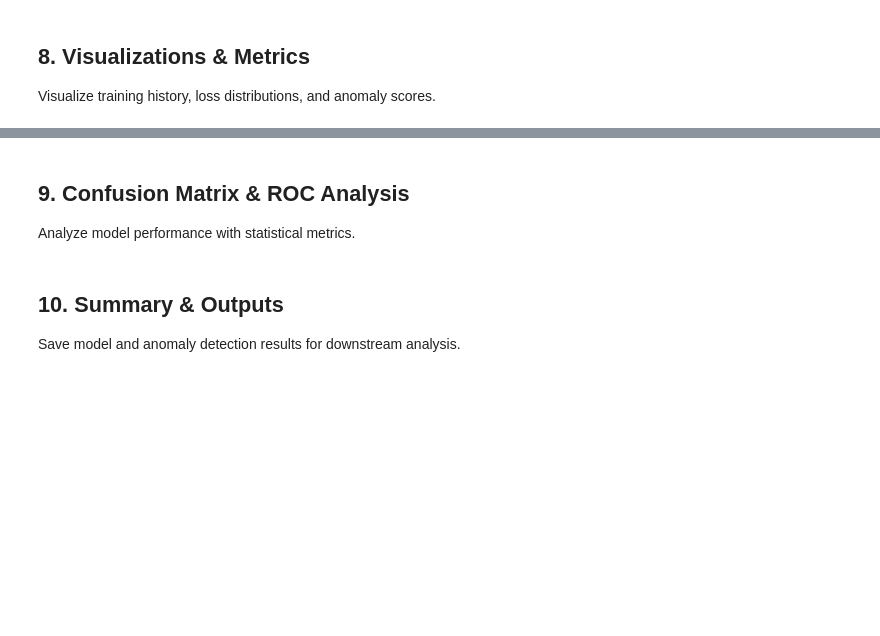
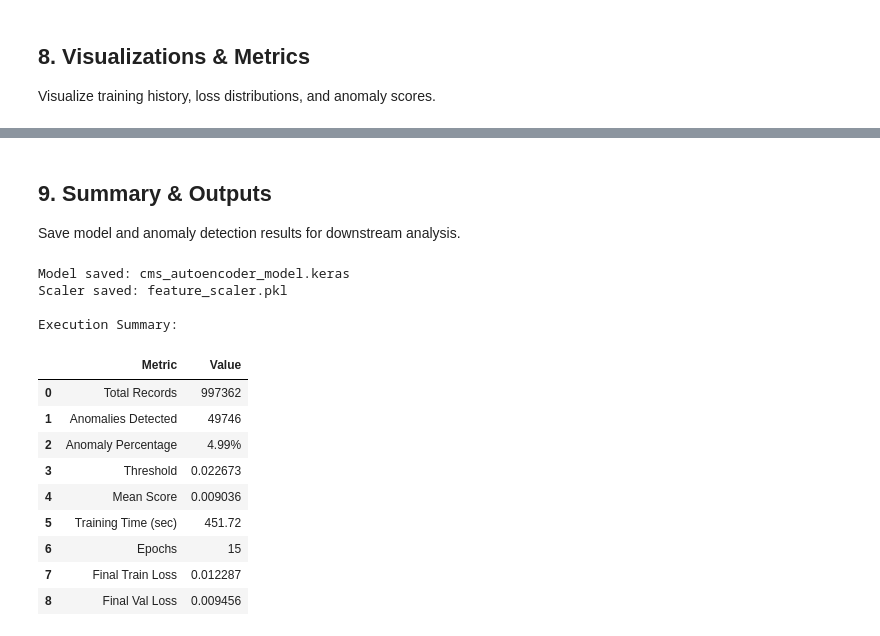
Before and after one commit to swapnilprakashpatil/aai540_3proj, a Jupyter notebook: notebooks/04_autoencoder_anomaly_detection.ipynb, the cells around one changed output, grey strips where cells are left out. Cells and saved outputs as stored; diff of their text form; code cells hidden in the pictures; blank space fills up the shorter version.

```diff
--- a/notebooks/04_autoencoder_anomaly_detection.ipynb
+++ b/notebooks/04_autoencoder_anomaly_detection.ipynb
@@ -284,4 +498,4 @@ plt.show()
 # %% [markdown]
-## 9. Confusion Matrix & ROC Analysis
+## 9. Summary & Outputs
 
-Analyze model performance with statistical metrics.
+Save model and anomaly detection results for downstream analysis.
@@ -359,27 +502,37 @@ except Exception as e:
-# %% [markdown]
-## 10. Summary & Outputs
-
-Save model and anomaly detection results for downstream analysis.
 # %%
-model_path = 'cms_autoencoder_model'
+model_path = 'cms_autoencoder_model.keras'
 autoencoder.save(model_path)
 print(f"Model saved: {model_path}")
 
-import pickle
 scaler_path = 'feature_scaler.pkl'
 with open(scaler_path, 'wb') as f:
     pickle.dump(scaler, f)
 print(f"Scaler saved: {scaler_path}")
 
 results_summary = pd.DataFrame({
     'Metric': ['Total Records', 'Anomalies Detected', 'Anomaly Percentage',
                'Threshold', 'Mean Score', 'Training Time (sec)',
                'Epochs', 'Final Train Loss', 'Final Val Loss'],
     'Value': [len(anomaly_labels), anomaly_count, f'{anomaly_percentage:.2f}%',
               f'{threshold:.6f}', f'{all_reconstruction_errors.mean():.6f}',
               f'{training_time:.2f}', len(history.history['loss']),
               f'{train_final_loss:.6f}', f'{val_final_loss:.6f}']
 })
 
 print("\nExecution Summary:")
 display(results_summary)
+# %% [output]
+Model saved: cms_autoencoder_model.keras
+Scaler saved: feature_scaler.pkl
+
+Execution Summary:
+|  | Metric | Value |
+| 0 | Total Records | 997362 |
+| 1 | Anomalies Detected | 49746 |
+| 2 | Anomaly Percentage | 4.99% |
+| 3 | Threshold | 0.022673 |
+| 4 | Mean Score | 0.009036 |
+| 5 | Training Time (sec) | 451.72 |
+| 6 | Epochs | 15 |
+| 7 | Final Train Loss | 0.012287 |
+| 8 | Final Val Loss | 0.009456 |
```
Also changed, not shown: parts of 20 cells of this notebook, 3 other files.
